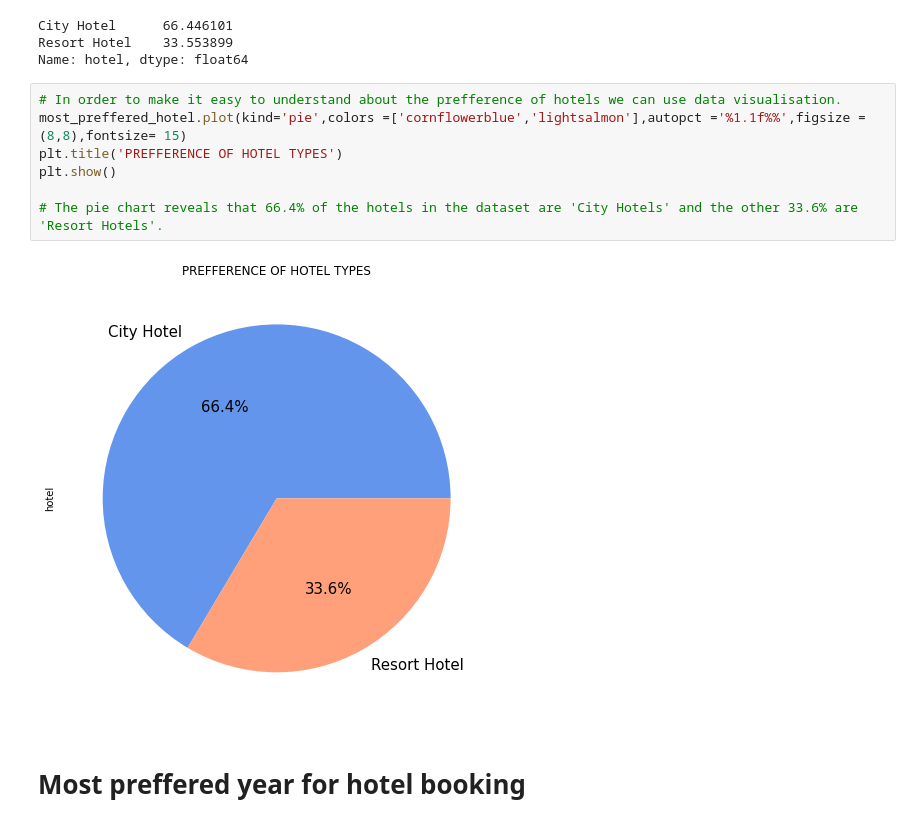
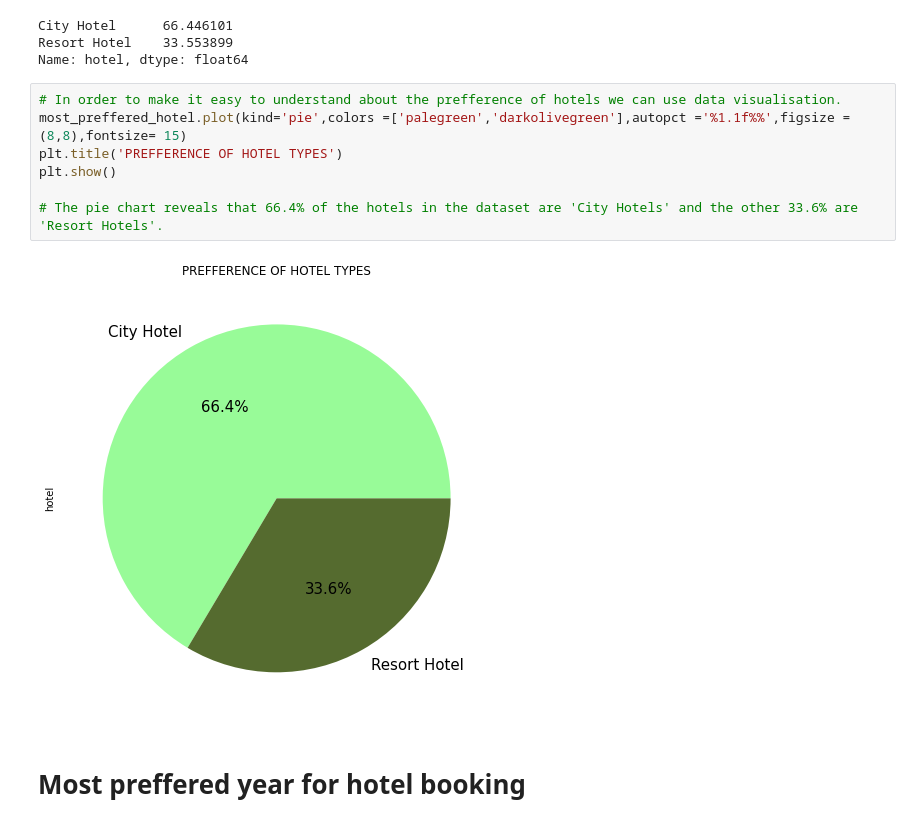
Before and after one commit to Arka1212/Hotel-Booking-Analysis, a Jupyter notebook: Hotel_Booking_Analysis_Capstone_Project.ipynb, the cells around one changed output. Drawn from its saved outputs; the diff is of its cells as text.

```diff
--- a/Hotel_Booking_Analysis_Capstone_Project.ipynb
+++ b/Hotel_Booking_Analysis_Capstone_Project.ipynb
@@ -257,13 +257,13 @@ Resort Hotel    33.553899
 Name: hotel, dtype: float64
 # %%
 # In order to make it easy to understand about the prefference of hotels we can use data visualisation.
-most_preffered_hotel.plot(kind='pie',colors =['cornflowerblue','lightsalmon'],autopct ='%1.1f%%',figsize =(8,8),fontsize= 15)
+most_preffered_hotel.plot(kind='pie',colors =['palegreen','darkolivegreen'],autopct ='%1.1f%%',figsize =(8,8),fontsize= 15)
 plt.title('PREFFERENCE OF HOTEL TYPES')
 plt.show()
 
 # The pie chart reveals that 66.4% of the hotels in the dataset are 'City Hotels' and the other 33.6% are 'Resort Hotels'.
 # %% [output]
-[figure, old version]
+[figure, new version]
 # %% [markdown]
 # **Most preffered year for hotel booking**
 # %%
```
Also changed, not shown: parts of 8 cells of this notebook.
